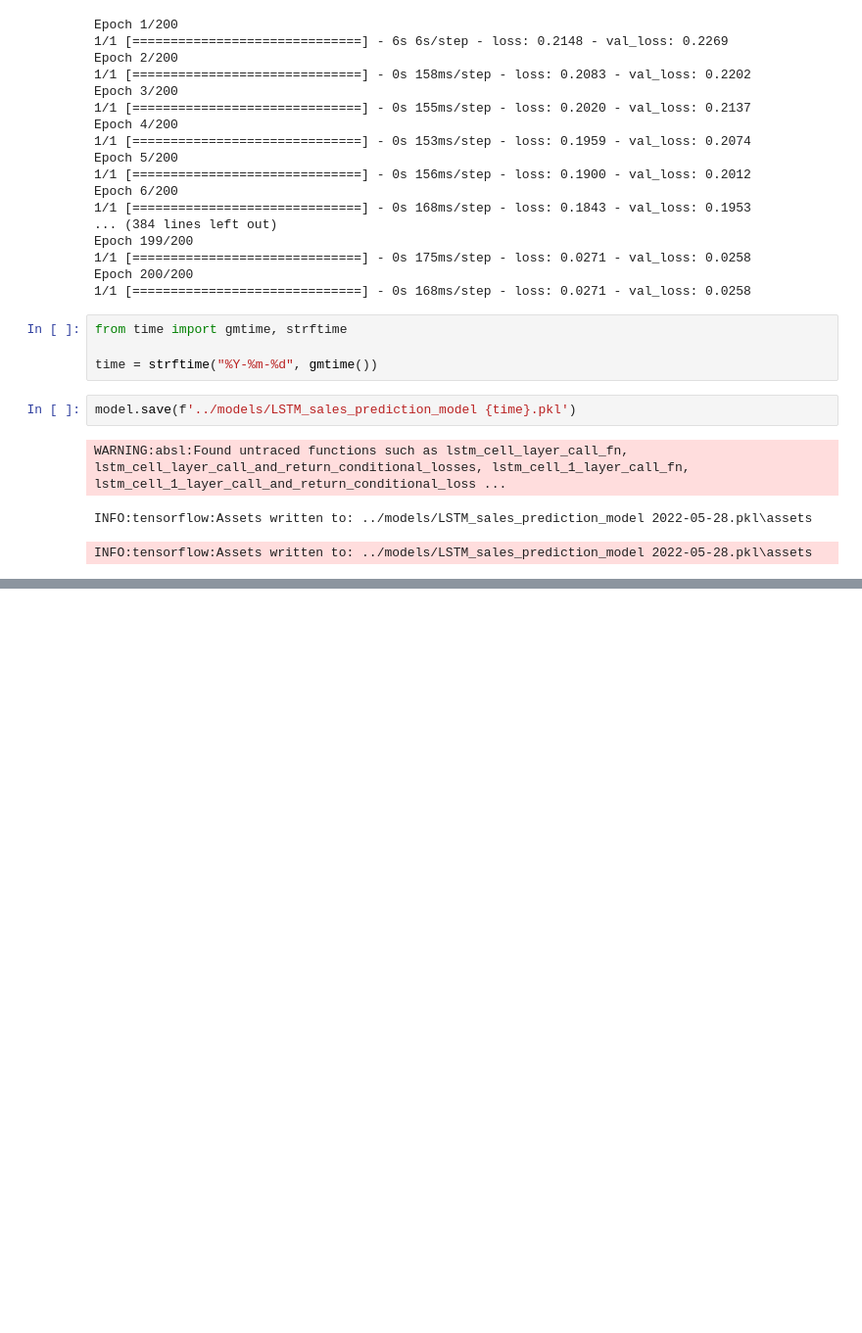
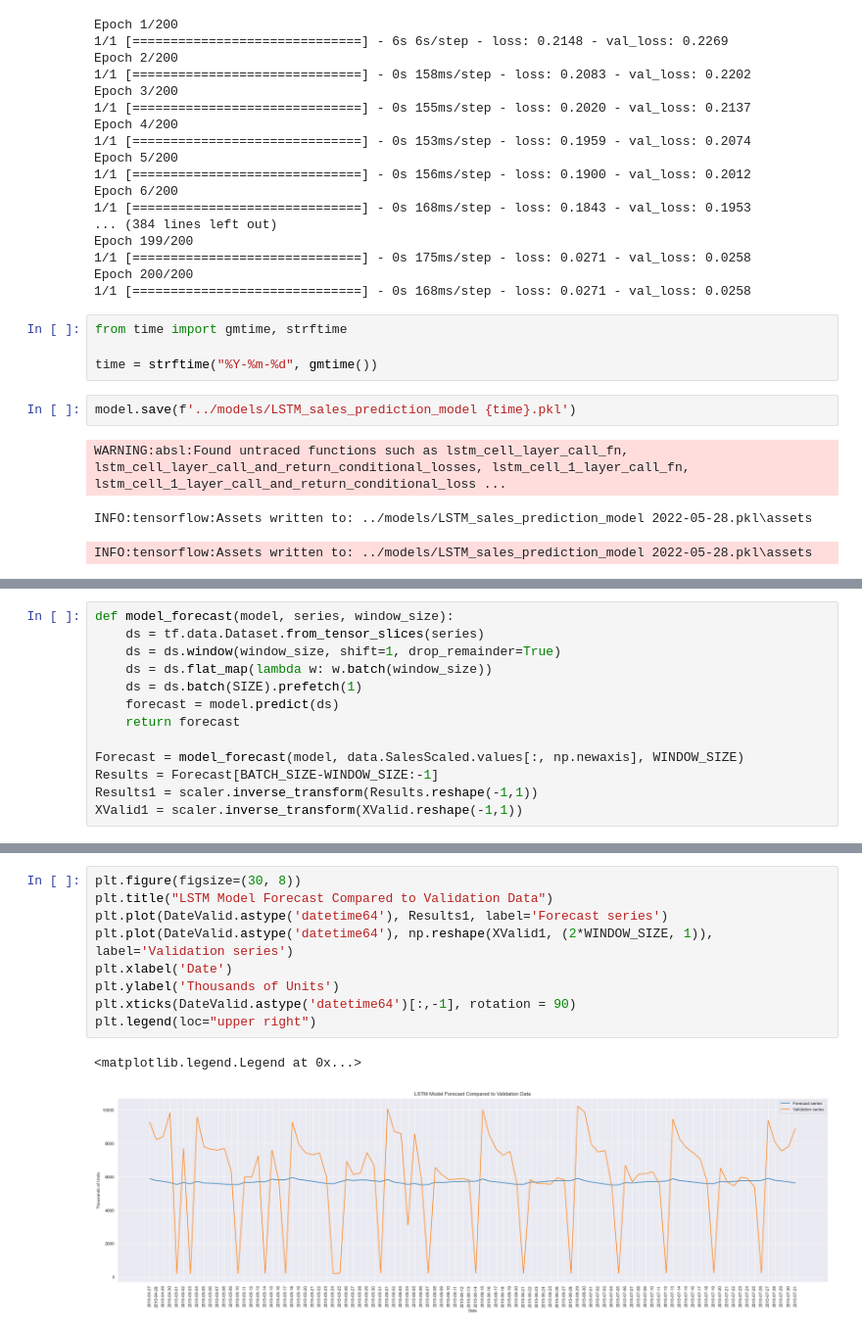
Before and after one commit to bkget/Pharmaceutical-Sales-Prediction, a Jupyter notebook: notebooks/4.LSTM_prediction.ipynb, the cells around one changed output, grey strips where cells are left out. Shown: that part at 98% size. Saved outputs shown, nothing was run; the diff lists cells and outputs as text; blank space fills up the shorter version.

```diff
--- a/notebooks/4.LSTM_prediction.ipynb
+++ b/notebooks/4.LSTM_prediction.ipynb
@@ -242,0 +253,13 @@ INFO:tensorflow:Assets written to: ../models/LSTM_sales_prediction_model 2022-05
+# %%
+def model_forecast(model, series, window_size):
+    ds = tf.data.Dataset.from_tensor_slices(series)
+    ds = ds.window(window_size, shift=1, drop_remainder=True)
+    ds = ds.flat_map(lambda w: w.batch(window_size))
+    ds = ds.batch(SIZE).prefetch(1)
+    forecast = model.predict(ds)
+    return forecast
+
+Forecast = model_forecast(model, data.SalesScaled.values[:, np.newaxis], WINDOW_SIZE)
+Results = Forecast[BATCH_SIZE-WINDOW_SIZE:-1]
+Results1 = scaler.inverse_transform(Results.reshape(-1,1))
+XValid1 = scaler.inverse_transform(XValid.reshape(-1,1))
@@ -242,0 +268,12 @@ INFO:tensorflow:Assets written to: ../models/LSTM_sales_prediction_model 2022-05
+# %%
+plt.figure(figsize=(30, 8))
+plt.title("LSTM Model Forecast Compared to Validation Data")
+plt.plot(DateValid.astype('datetime64'), Results1, label='Forecast series')
+plt.plot(DateValid.astype('datetime64'), np.reshape(XValid1, (2*WINDOW_SIZE, 1)), label='Validation series')
+plt.xlabel('Date')
+plt.ylabel('Thousands of Units')
+plt.xticks(DateValid.astype('datetime64')[:,-1], rotation = 90)
+plt.legend(loc="upper right")
+# %% [output]
+<matplotlib.legend.Legend at 0x...>
+[figure, added]
```
Also changed, not shown: parts of 3 cells of this notebook.
